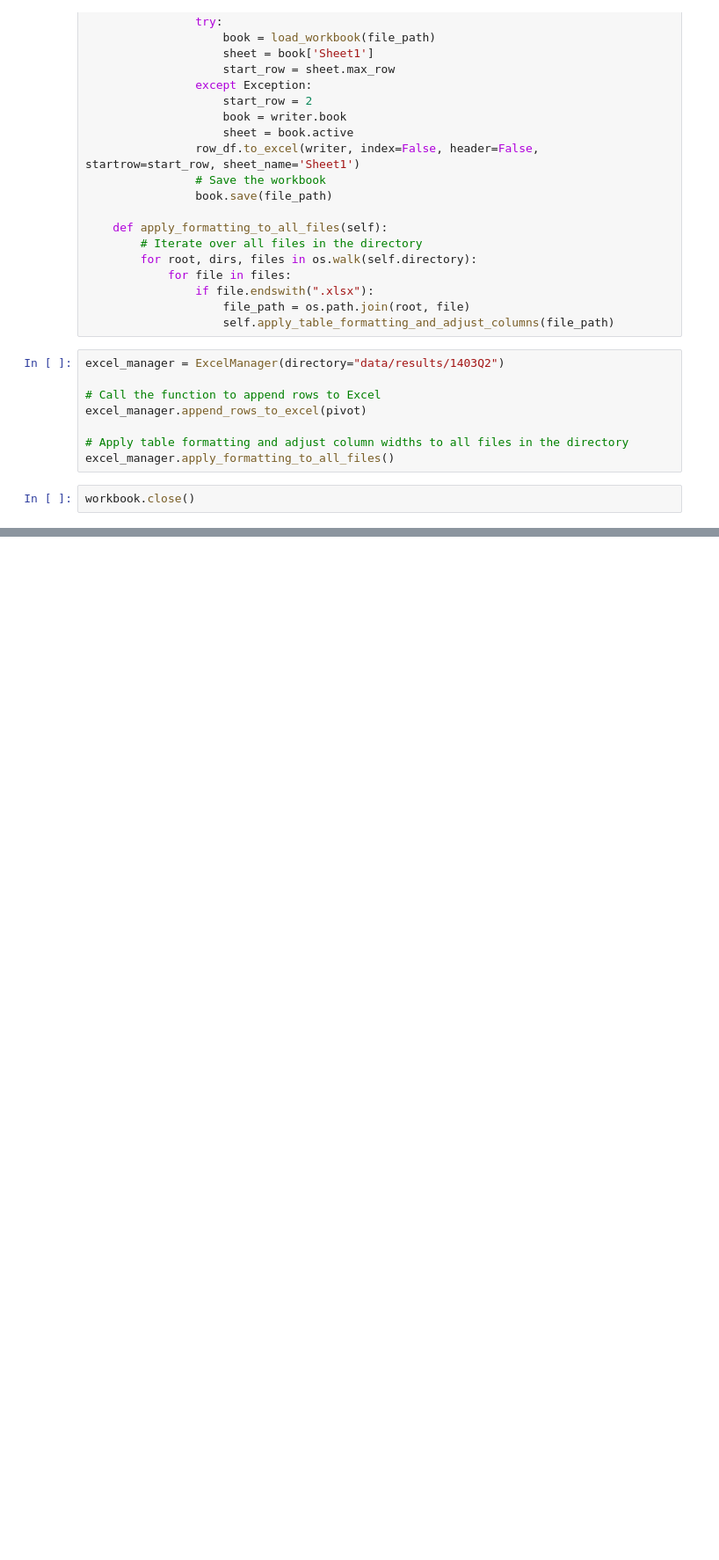
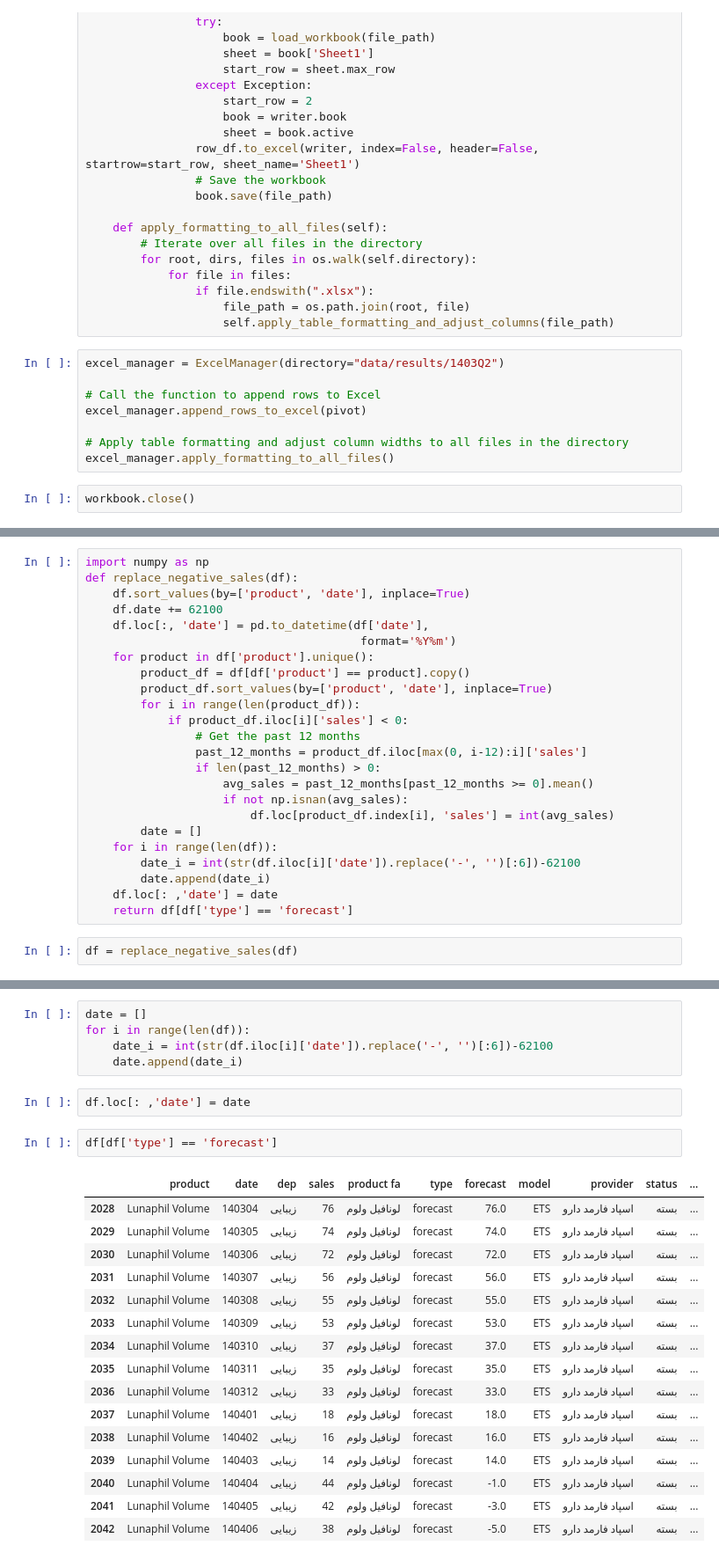
Before and after one commit to ki94mach/PharmProd_Forecast, a Jupyter notebook: src/test.ipynb, the cells around one changed output, grey strips where cells are left out. Shown at 88% size. Cells and saved outputs as stored; diff of their text form; blank space fills up the shorter version.

Commit message:
minus values

```diff
--- a/src/test.ipynb
+++ b/src/test.ipynb
@@ -234,0 +257,26 @@ workbook.close()
+# %%
+import numpy as np
+def replace_negative_sales(df):
+    df.sort_values(by=['product', 'date'], inplace=True)
+    df.date += 62100
+    df.loc[:, 'date'] = pd.to_datetime(df['date'],
+                                        format='%Y%m')
+    for product in df['product'].unique():
+        product_df = df[df['product'] == product].copy()
+        product_df.sort_values(by=['product', 'date'], inplace=True)
+        for i in range(len(product_df)):
+            if product_df.iloc[i]['sales'] < 0:
+                # Get the past 12 months
+                past_12_months = product_df.iloc[max(0, i-12):i]['sales']
+                if len(past_12_months) > 0:
+                    avg_sales = past_12_months[past_12_months >= 0].mean()
+                    if not np.isnan(avg_sales):
+                        df.loc[product_df.index[i], 'sales'] = int(avg_sales)
+        date = []
+    for i in range(len(df)):
+        date_i = int(str(df.iloc[i]['date']).replace('-', '')[:6])-62100
+        date.append(date_i)
+    df.loc[: ,'date'] = date
+    return df[df['type'] == 'forecast']
+# %%
+df = replace_negative_sales(df)
@@ -234,0 +302,26 @@ workbook.close()
+# %%
+date = []
+for i in range(len(df)):
+    date_i = int(str(df.iloc[i]['date']).replace('-', '')[:6])-62100
+    date.append(date_i)
+# %%
+df.loc[: ,'date'] = date
+# %%
+df[df['type'] == 'forecast']
+# %% [output]
+|  | product | date | dep | sales | product fa | type | forecast | model | provider | status | ... |
+| 2028 | Lunaphil Volume | 140304 | زیبایی | 76 | لونافیل ولوم | forecast | 76.0 | ETS | اسپاد فارمد دارو | بسته | ... |
+| 2029 | Lunaphil Volume | 140305 | زیبایی | 74 | لونافیل ولوم | forecast | 74.0 | ETS | اسپاد فارمد دارو | بسته | ... |
+| 2030 | Lunaphil Volume | 140306 | زیبایی | 72 | لونافیل ولوم | forecast | 72.0 | ETS | اسپاد فارمد دارو | بسته | ... |
+| 2031 | Lunaphil Volume | 140307 | زیبایی | 56 | لونافیل ولوم | forecast | 56.0 | ETS | اسپاد فارمد دارو | بسته | ... |
+| 2032 | Lunaphil Volume | 140308 | زیبایی | 55 | لونافیل ولوم | forecast | 55.0 | ETS | اسپاد فارمد دارو | بسته | ... |
+| 2033 | Lunaphil Volume | 140309 | زیبایی | 53 | لونافیل ولوم | forecast | 53.0 | ETS | اسپاد فارمد دارو | بسته | ... |
+| 2034 | Lunaphil Volume | 140310 | زیبایی | 37 | لونافیل ولوم | forecast | 37.0 | ETS | اسپاد فارمد دارو | بسته | ... |
+| 2035 | Lunaphil Volume | 140311 | زیبایی | 35 | لونافیل ولوم | forecast | 35.0 | ETS | اسپاد فارمد دارو | بسته | ... |
+| 2036 | Lunaphil Volume | 140312 | زیبایی | 33 | لونافیل ولوم | forecast | 33.0 | ETS | اسپاد فارمد دارو | بسته | ... |
+| 2037 | Lunaphil Volume | 140401 | زیبایی | 18 | لونافیل ولوم | forecast | 18.0 | ETS | اسپاد فارمد دارو | بسته | ... |
+| 2038 | Lunaphil Volume | 140402 | زیبایی | 16 | لونافیل ولوم | forecast | 16.0 | ETS | اسپاد فارمد دارو | بسته | ... |
+| 2039 | Lunaphil Volume | 140403 | زیبایی | 14 | لونافیل ولوم | forecast | 14.0 | ETS | اسپاد فارمد دارو | بسته | ... |
+| 2040 | Lunaphil Volume | 140404 | زیبایی | 44 | لونافیل ولوم | forecast | -1.0 | ETS | اسپاد فارمد دارو | بسته | ... |
+| 2041 | Lunaphil Volume | 140405 | زیبایی | 42 | لونافیل ولوم | forecast | -3.0 | ETS | اسپاد فارمد دارو | بسته | ... |
+| 2042 | Lunaphil Volume | 140406 | زیبایی | 38 | لونافیل ولوم | forecast | -5.0 | ETS | اسپاد فارمد دارو | بسته | ... |
```
Also changed, not shown: parts of 12 cells of this notebook, 1 other file.
